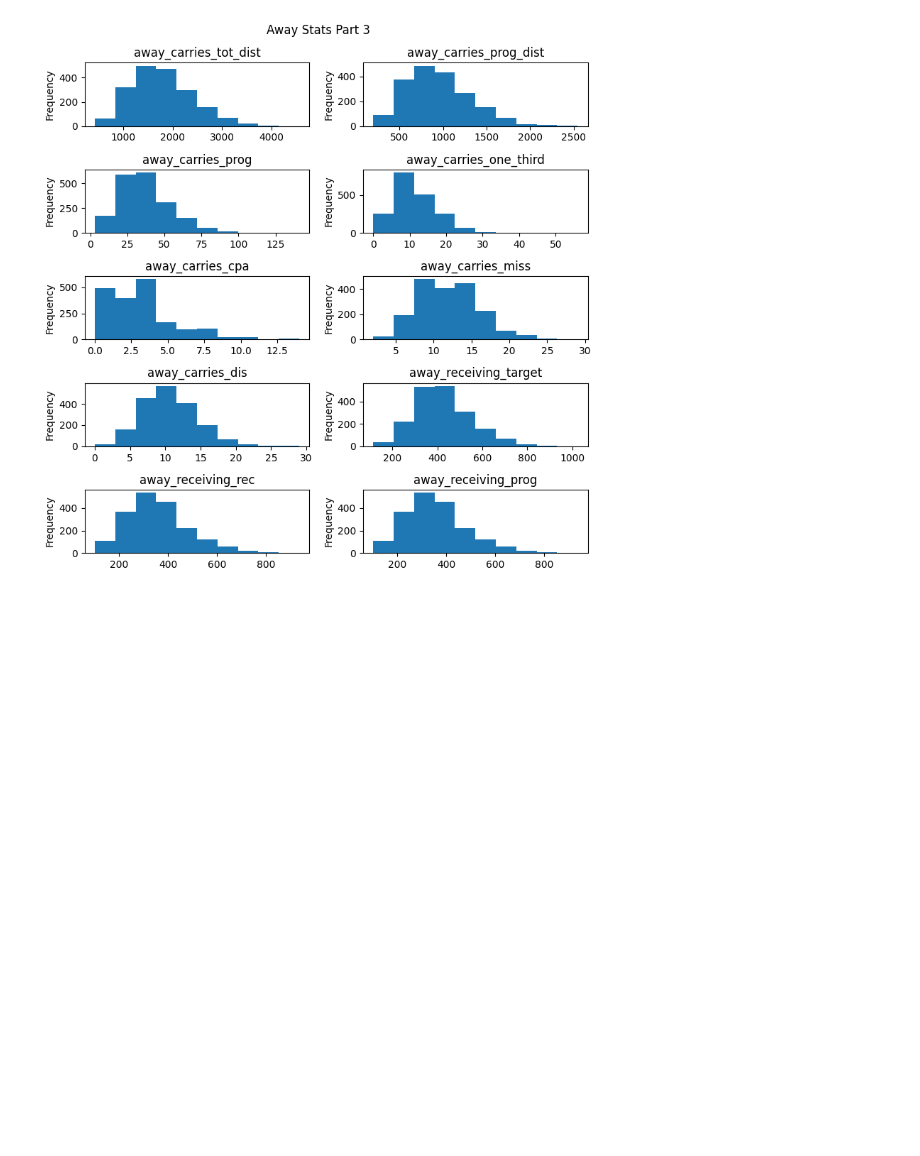
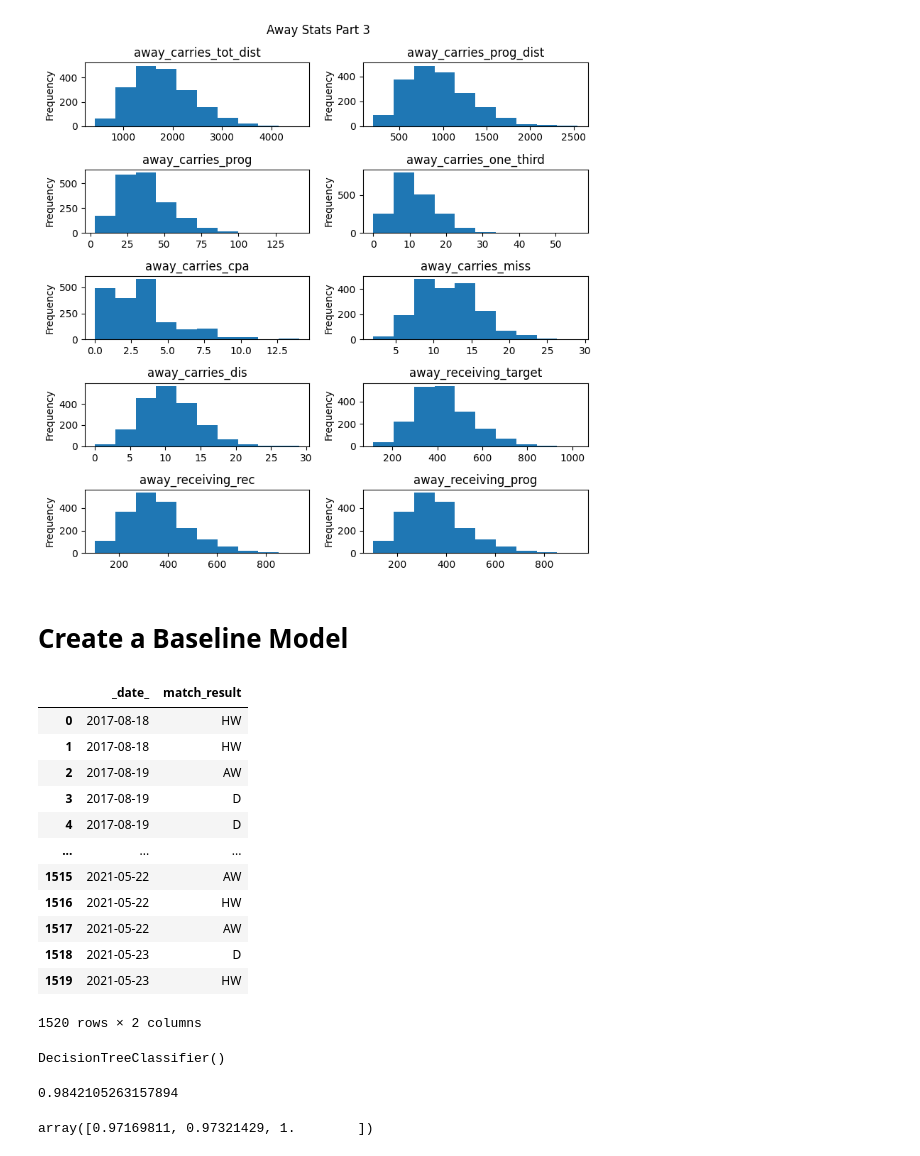
Before and after one commit to natelg1998/laligaproject, a Jupyter notebook: notebooks/data_analysis/laliga_analysis.ipynb, the cells around one changed output. Cells and saved outputs as stored; diff of their text form; code cells hidden in the pictures; blank space fills up the shorter version.

Commit message:
Add baseline to analysis

```diff
--- a/notebooks/data_analysis/laliga_analysis.ipynb
+++ b/notebooks/data_analysis/laliga_analysis.ipynb
@@ -262,7 +265,7 @@ venue_name      0
 # Drop attendance. We have MCAR data here and not recommended to keep it
 # Fill other columns with 1 misisng value with median
 match_results.drop('attendance', axis = 1, inplace = True)
-match_results[['home_carries_prog', 'home_carries_one_third', 'home_carries_cpa', 'away_carries_prog', 'away_carries_one_third', 'away_carries_cpa']] = match_results[['home_carries_prog', 'home_carries_one_third', 'home_carries_cpa', 'away_carries_prog', 'away_carries_one_third', 'away_carries_cpa']].fillna(match_results[['home_carries_prog', 'home_carries_one_third', 'home_carries_cpa', 'away_carries_prog', 'away_carries_one_third', 'away_carries_cpa']].median())
+match_results[['home_carries_prog', 'home_carries_one_third', 'home_carries_cpa', 'away_carries_prog', 'away_carries_one_third', 'away_carries_cpa', 'away_distance']] = match_results[['home_carries_prog', 'home_carries_one_third', 'home_carries_cpa', 'away_carries_prog', 'away_carries_one_third', 'away_carries_cpa', 'away_distance']].fillna(match_results[['home_carries_prog', 'home_carries_one_third', 'home_carries_cpa', 'away_carries_prog', 'away_carries_one_third', 'away_carries_cpa', 'away_distance']].median())
 # %%
 # Count number of missing values
 for i, v in match_results.isna().sum().iteritems():
@@ -520,3 +544,34 @@ plt.tight_layout()
 plt.show()
 # %% [output]
 [figure]
+# %% [markdown]
+# Create a Baseline Model
+# %%
+match_results_final = match_results_encode.copy()
+# %%
+#Keep date now for easy selection then drop
+X = match_results_final.drop(['match_result', '_time_'], axis =1)
+y = match_results_final[['_date_','match_result']]
+# %%
+#Since out data has a datetime component, we have to keep this in mind
+# Creating a train set with all data prior to the 2021-2022 season provides an 80/20 split
+X_train = X[X['_date_'] < '2021-08-01']
+X_test = X[X['_date_'] > '2021-08-01']
+y_train = y[y['_date_'] < '2021-08-01']
+y_test = y[y['_date_'] > '2021-08-01']
+# %%
+y_train
+# %% [output]
+|  | _date_ | match_result |
+| 0 | 2017-08-18 | HW |
+| 1 | 2017-08-18 | HW |
+| 2 | 2017-08-19 | AW |
+| 3 | 2017-08-19 | D |
+| 4 | 2017-08-19 | D |
+| ... | ... | ... |
+| 1515 | 2021-05-22 | AW |
+| 1516 | 2021-05-22 | HW |
+| 1517 | 2021-05-22 | AW |
+| 1518 | 2021-05-23 | D |
+| 1519 | 2021-05-23 | HW |
+1520 rows × 2 columns
@@ -522,0 +584,6 @@ plt.show()
+# %%
+# Bring in the classifier
+clf = DecisionTreeClassifier()
+clf.fit(X_train, y_train)
+# %% [output]
+DecisionTreeClassifier()
@@ -522,0 +592,8 @@ plt.show()
+# %%
+accuracy_score(y_test, predictions)
+# %% [output]
+0.9842105263157894
+# %%
+precision_score(y_test, predictions, average = None)
+# %% [output]
+array([0.97169811, 0.97321429, 1.        ])
```
Also changed, not shown: parts of 5 cells of this notebook.
